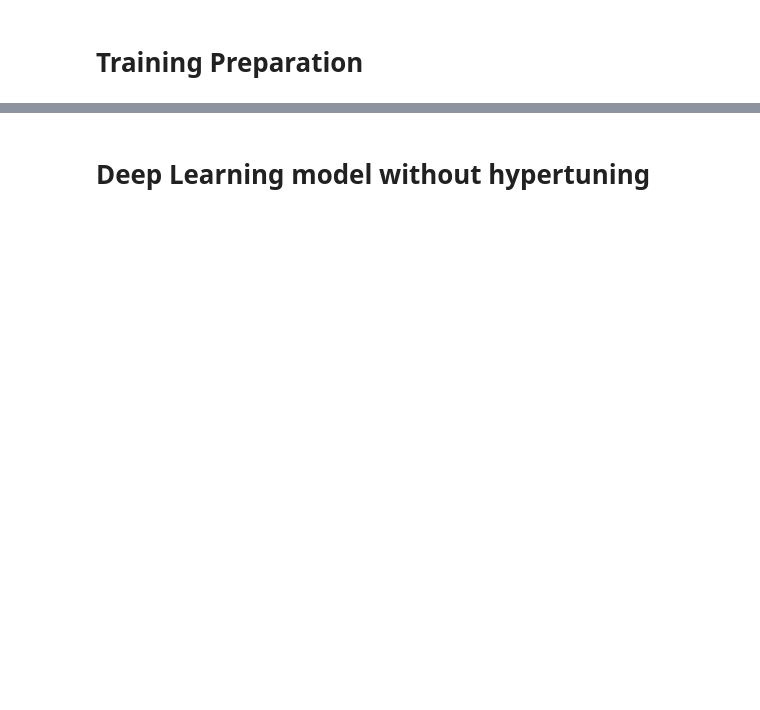
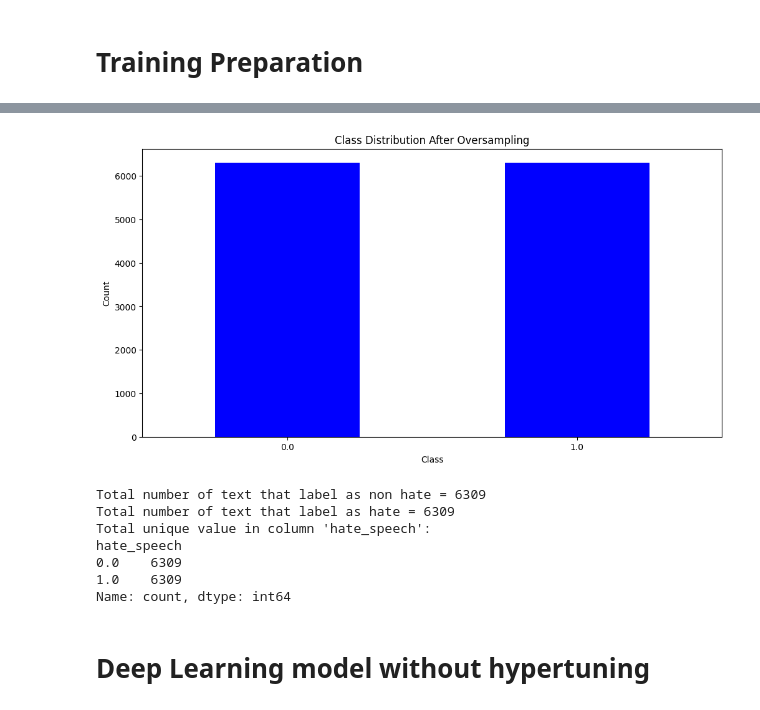
Before and after one commit to MT9981/FYP, a Jupyter notebook: GloVe + Word2Vec (stack) downsampled-keras tuner (done).ipynb, the cells around one changed output, grey strips where cells are left out. Cells and saved outputs as stored; diff of their text form; code cells hidden in the pictures; blank space fills up the shorter version.

```diff
--- a/GloVe + Word2Vec (stack) downsampled-keras tuner (done).ipynb
+++ b/GloVe + Word2Vec (stack) downsampled-keras tuner (done).ipynb
@@ -216,25 +293,34 @@ print('Shape of y test:', y_test.shape)
 # %%
 # Create a DataFrame to display the class distribution
 new_df = pd.DataFrame({'hate_speech': y_train})
 class_counts = new_df['hate_speech'].value_counts()
 
 # Plot a bar graph
 plt.figure(figsize=(12, 6))
 class_counts.plot(kind='bar', color='blue')
-plt.title('Class Distribution After Downsampling')
+plt.title('Class Distribution After Oversampling')
 plt.xlabel('Class')
 plt.ylabel('Count')
 plt.xticks(rotation=0)
 plt.show()
 
 count_nonhate = new_df['hate_speech'].value_counts().get(0, 0)
 print(f'Total number of text that label as non hate = {count_nonhate}')
 
 count_hate = new_df['hate_speech'].value_counts().get(1, 0)
 print(f'Total number of text that label as hate = {count_hate}')
 
 print('Total unique value in column \'hate_speech\': ')
 print(new_df['hate_speech'].value_counts())
+# %% [output]
+[figure, added]
+Total number of text that label as non hate = 6309
+Total number of text that label as hate = 6309
+Total unique value in column 'hate_speech':
+hate_speech
+0.0    6309
+1.0    6309
+Name: count, dtype: int64
 # %% [markdown]
 # Deep Learning model without hypertuning
 # %%
```
Also changed, not shown: parts of 24 cells of this notebook, 14 other files.
